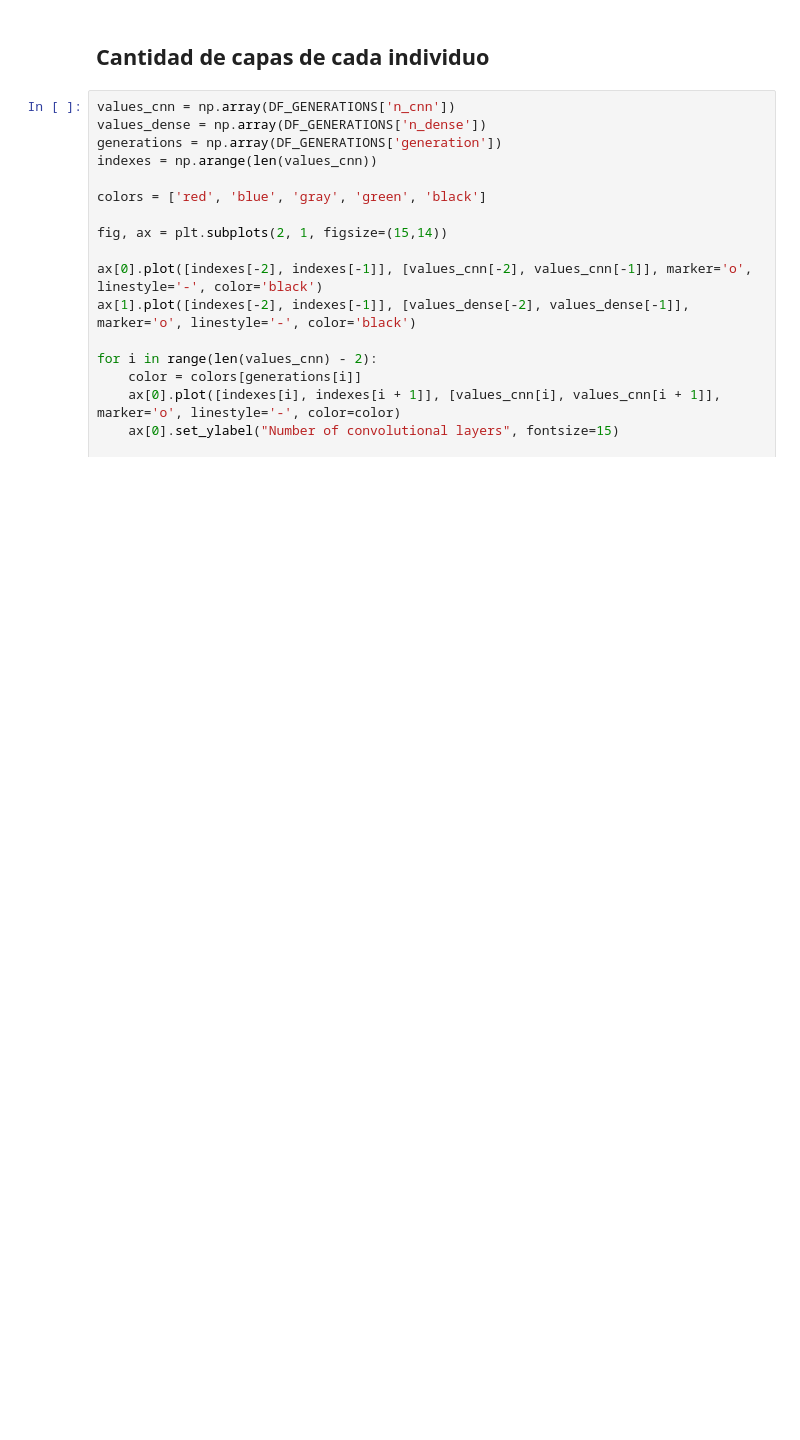
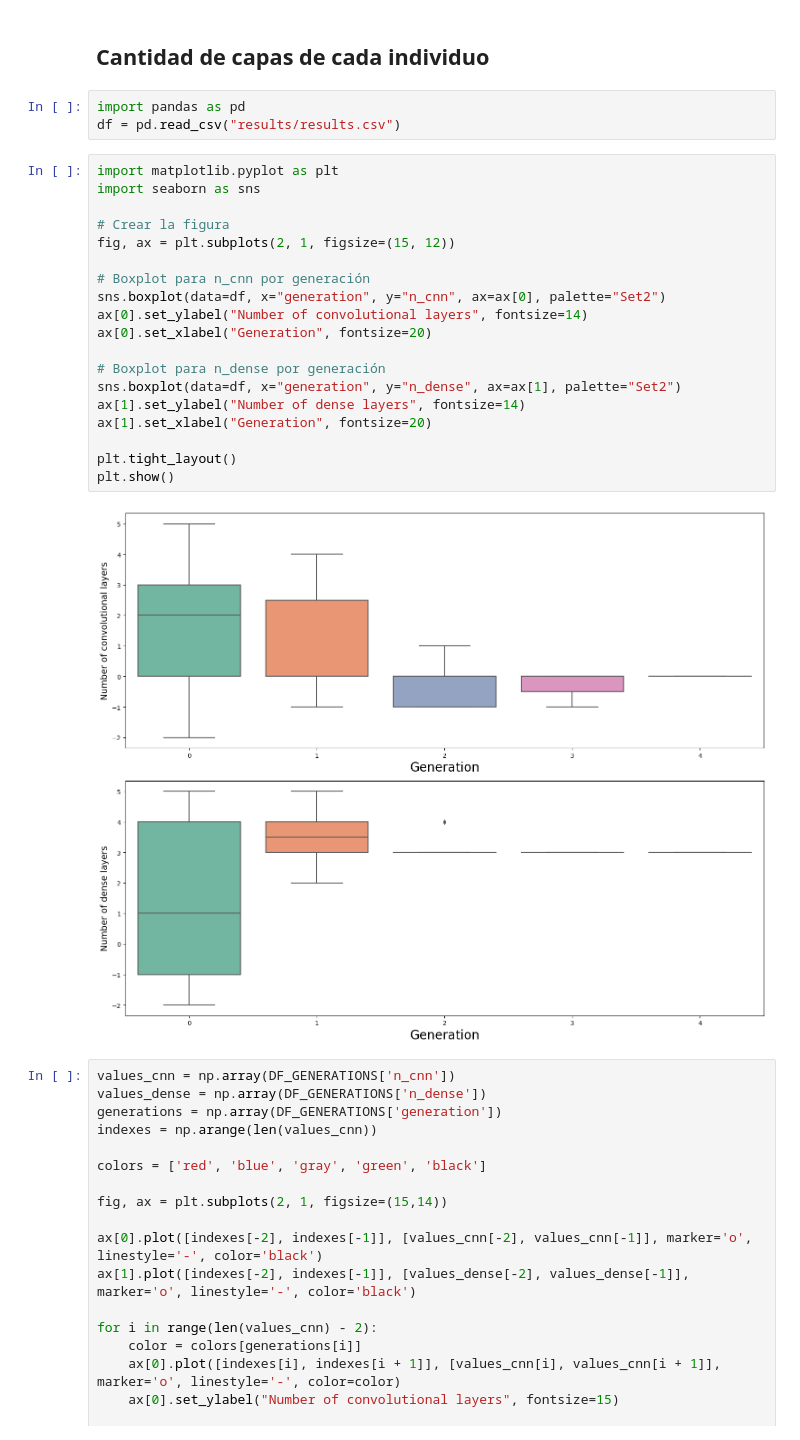
Before and after one commit to CristhianRudolf7/GeneticAlgorithmsNeuralNetworks, a Jupyter notebook: genetic-algorithms.ipynb, the cells around one changed output. Drawn from its saved outputs; the diff is of its cells as text; blank space fills up the shorter version.

```diff
--- a/genetic-algorithms.ipynb
+++ b/genetic-algorithms.ipynb
@@ -606,6 +606,30 @@ plt.show()
 [figure]
 # %% [markdown]
 ## Cantidad de capas de cada individuo
+# %%
+import pandas as pd
+df = pd.read_csv("results/results.csv")
+# %%
+import matplotlib.pyplot as plt
+import seaborn as sns
+
+# Crear la figura
+fig, ax = plt.subplots(2, 1, figsize=(15, 12))
+
+# Boxplot para n_cnn por generación
+sns.boxplot(data=df, x="generation", y="n_cnn", ax=ax[0], palette="Set2")
+ax[0].set_ylabel("Number of convolutional layers", fontsize=14)
+ax[0].set_xlabel("Generation", fontsize=20)
+
+# Boxplot para n_dense por generación
+sns.boxplot(data=df, x="generation", y="n_dense", ax=ax[1], palette="Set2")
+ax[1].set_ylabel("Number of dense layers", fontsize=14)
+ax[1].set_xlabel("Generation", fontsize=20)
+
+plt.tight_layout()
+plt.show()
+# %% [output]
+[figure, added]
 # %%
 values_cnn = np.array(DF_GENERATIONS['n_cnn'])
 values_dense = np.array(DF_GENERATIONS['n_dense'])
```
Also changed, not shown: parts of 4 cells of this notebook, 17 other files.
